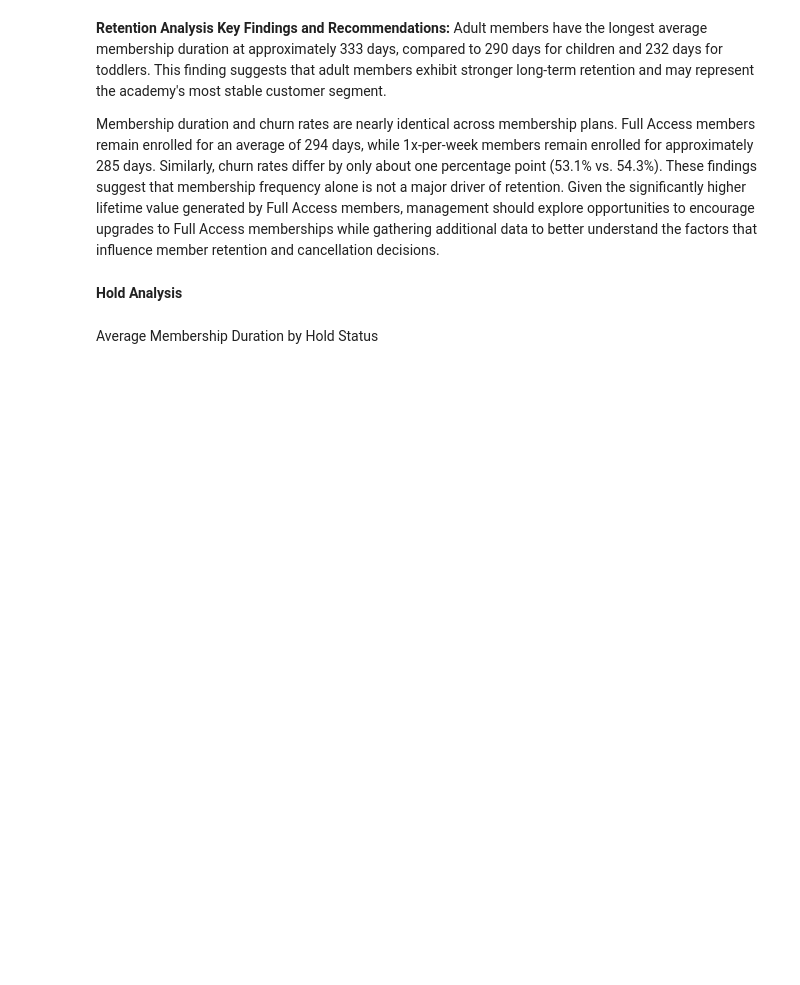
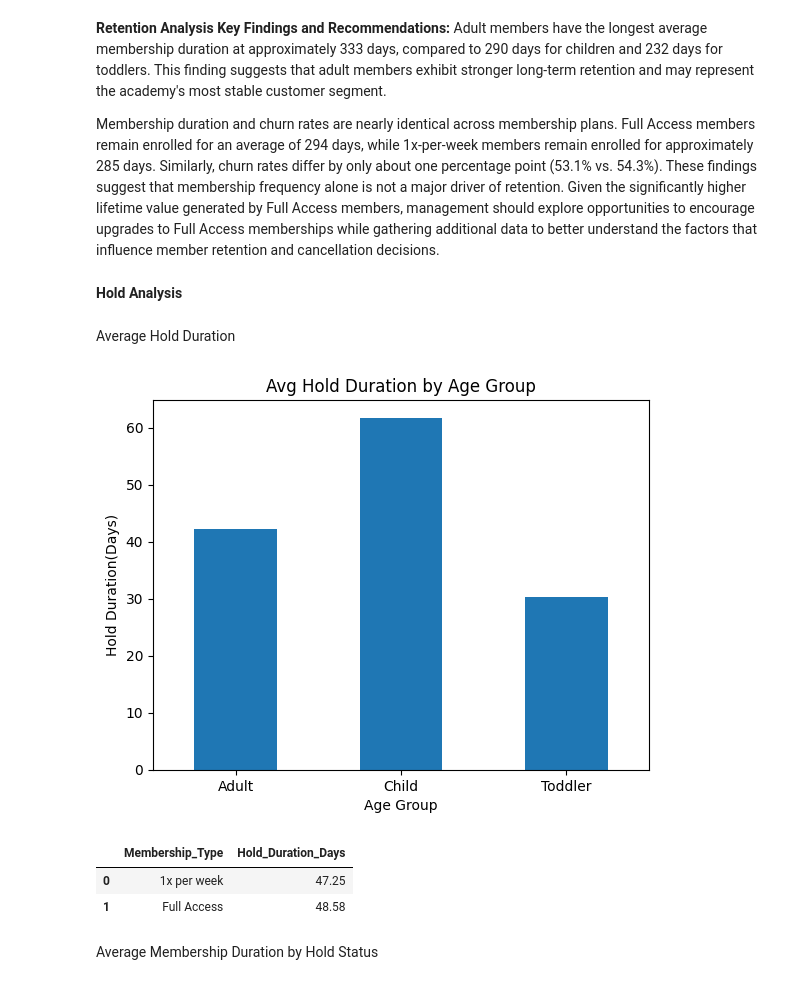
Before and after one commit to NMcPherson97/BJJ-Membership-Analysis, a Jupyter notebook: memberanalysis.ipynb, the cells around one changed output. Saved outputs shown, nothing was run; the diff lists cells and outputs as text; code cells hidden in the pictures; blank space fills up the shorter version.

```diff
--- a/memberanalysis.ipynb
+++ b/memberanalysis.ipynb
@@ -100,6 +100,25 @@ Adult members have the longest average membership duration at approximately 333
 Membership duration and churn rates are nearly identical across membership plans. Full Access members remain enrolled for an average of 294 days, while 1x-per-week members remain enrolled for approximately 285 days. Similarly, churn rates differ by only about one percentage point (53.1% vs. 54.3%). These findings suggest that membership frequency alone is not a major driver of retention. Given the significantly higher lifetime value generated by Full Access members, management should explore opportunities to encourage upgrades to Full Access memberships while gathering additional data to better understand the factors that influence member retention and cancellation decisions.
 # %% [markdown]
 **Hold Analysis**
+# %% [markdown]
+Average Hold Duration
+# %%
+# By age group
+age_hold_duration = (member_df.groupby('Age_Group')['Hold_Duration_Days'].mean().round(2))
+age_hold_duration.plot(kind='bar')
+plt.title('Avg Hold Duration by Age Group')
+plt.xticks(rotation=0)
+plt.xlabel('Age Group')
+plt.ylabel('Hold Duration(Days)')
+plt.show()
+
+# By membership type
+display(kpi_table[['Membership_Type','Hold_Duration_Days']])
+# %% [output]
+[figure, added]
+|  | Membership_Type | Hold_Duration_Days |
+| 0 | 1x per week | 47.25 |
+| 1 | Full Access | 48.58 |
 # %% [markdown]
 Average Membership Duration by Hold Status
 # %%
```
Also changed, not shown: parts of 9 cells of this notebook.
